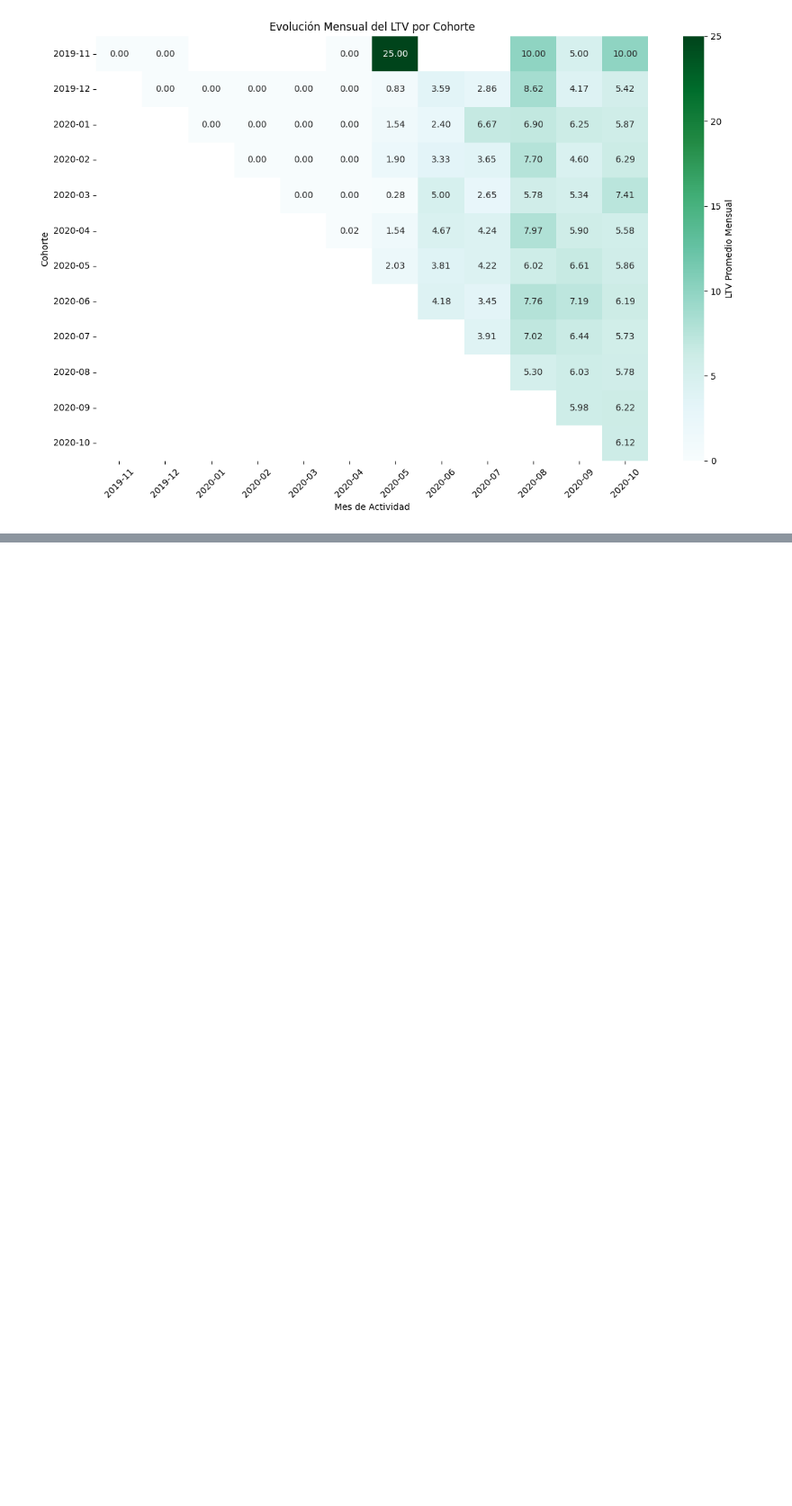
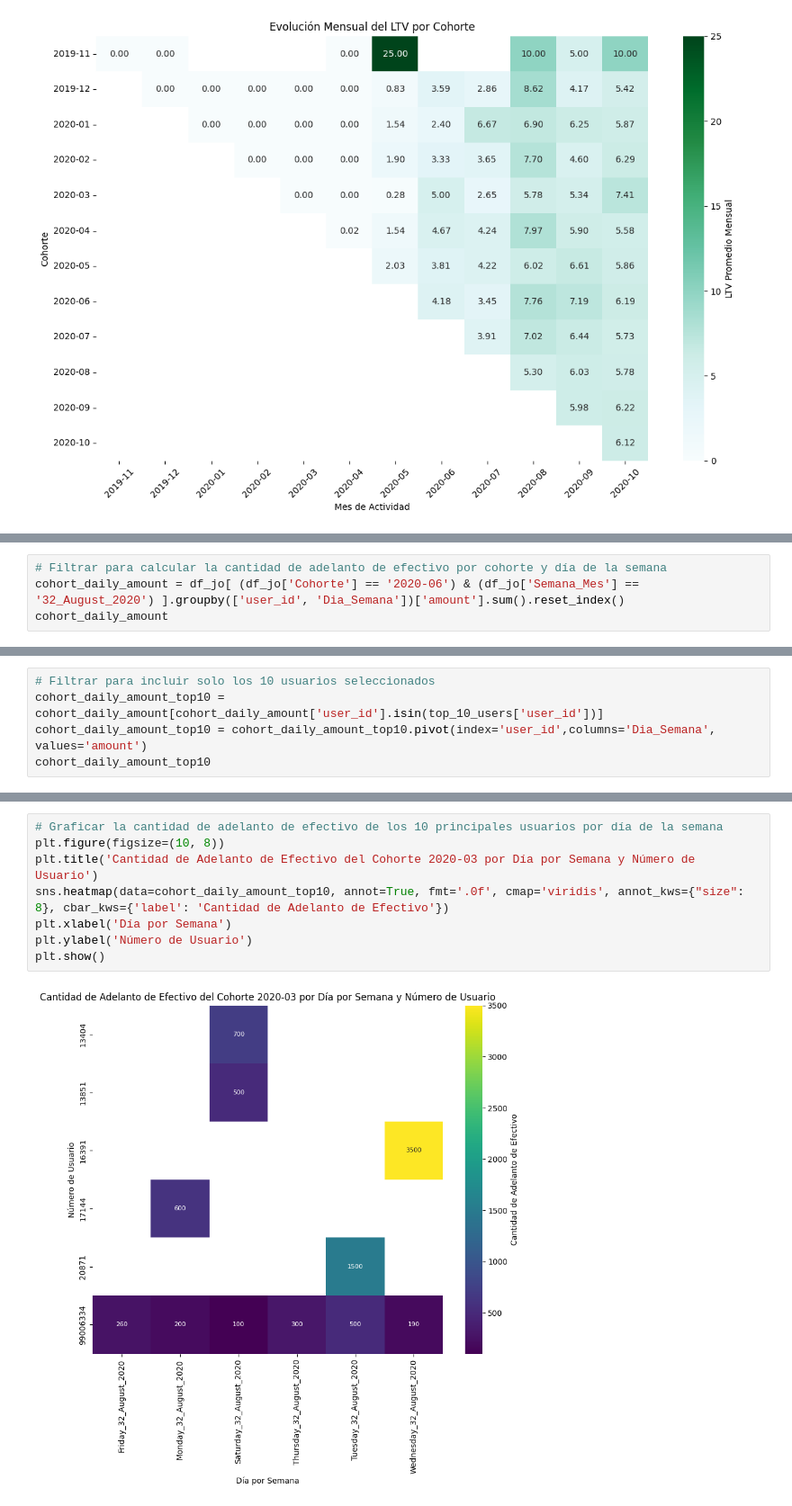
Before and after one commit to albagd77/Pasta-Loca---Proyecto-para-curso-Data-Scientist-UOC, a Jupyter notebook: analysis_ale.ipynb, the cells around one changed output, grey strips where cells are left out. Shown at 90% size. Saved outputs shown, nothing was run; the diff lists cells and outputs as text; blank space fills up the shorter version.

```diff
--- a/analysis_ale.ipynb
+++ b/analysis_ale.ipynb
@@ -348,0 +499,4 @@ plt.show()
+# %%
+# Filtrar para calcular la cantidad de adelanto de efectivo por cohorte y día de la semana
+cohort_daily_amount = df_jo[ (df_jo['Cohorte'] == '2020-06') & (df_jo['Semana_Mes'] == '32_August_2020') ].groupby(['user_id', 'Dia_Semana'])['amount'].sum().reset_index()
+cohort_daily_amount
@@ -348,0 +517,5 @@ plt.show()
+# %%
+# Filtrar para incluir solo los 10 usuarios seleccionados
+cohort_daily_amount_top10 = cohort_daily_amount[cohort_daily_amount['user_id'].isin(top_10_users['user_id'])]
+cohort_daily_amount_top10 = cohort_daily_amount_top10.pivot(index='user_id',columns='Dia_Semana', values='amount')
+cohort_daily_amount_top10
@@ -349,3 +531,13 @@ plt.show()
+# %%
+# Graficar la cantidad de adelanto de efectivo de los 10 principales usuarios por día de la semana
+plt.figure(figsize=(10, 8))
+plt.title('Cantidad de Adelanto de Efectivo del Cohorte 2020-03 por Día por Semana y Número de Usuario')
+sns.heatmap(data=cohort_daily_amount_top10, annot=True, fmt='.0f', cmap='viridis', annot_kws={"size": 8}, cbar_kws={'label': 'Cantidad de Adelanto de Efectivo'})
+plt.xlabel('Día por Semana')
+plt.ylabel('Número de Usuario')
+plt.show()
+# %% [output]
+[figure, added]
 # %%
 # Calcular el tamaño inicial de las cohortes (primer mes de cada cohorte)
 cohort_ltv_monthly['Clientes_Iniciales'] = cohort_ltv_monthly.groupby('Cohorte')['Clientes'].transform('first')
```
Also changed, not shown: parts of 17 cells of this notebook, 3 other files.
